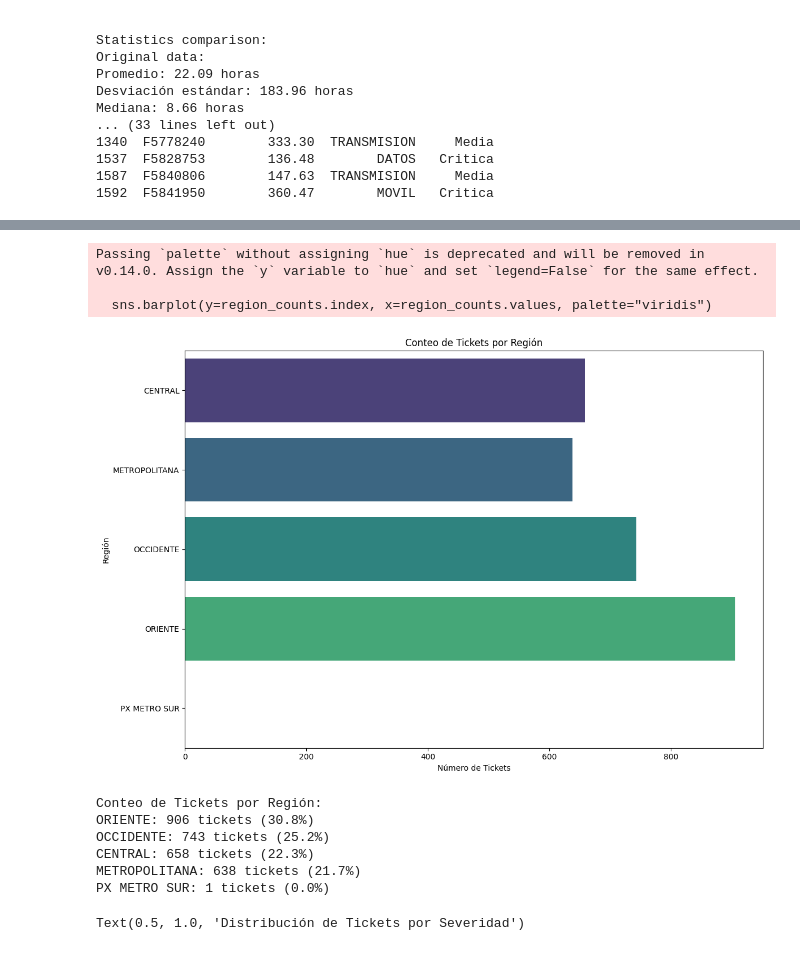
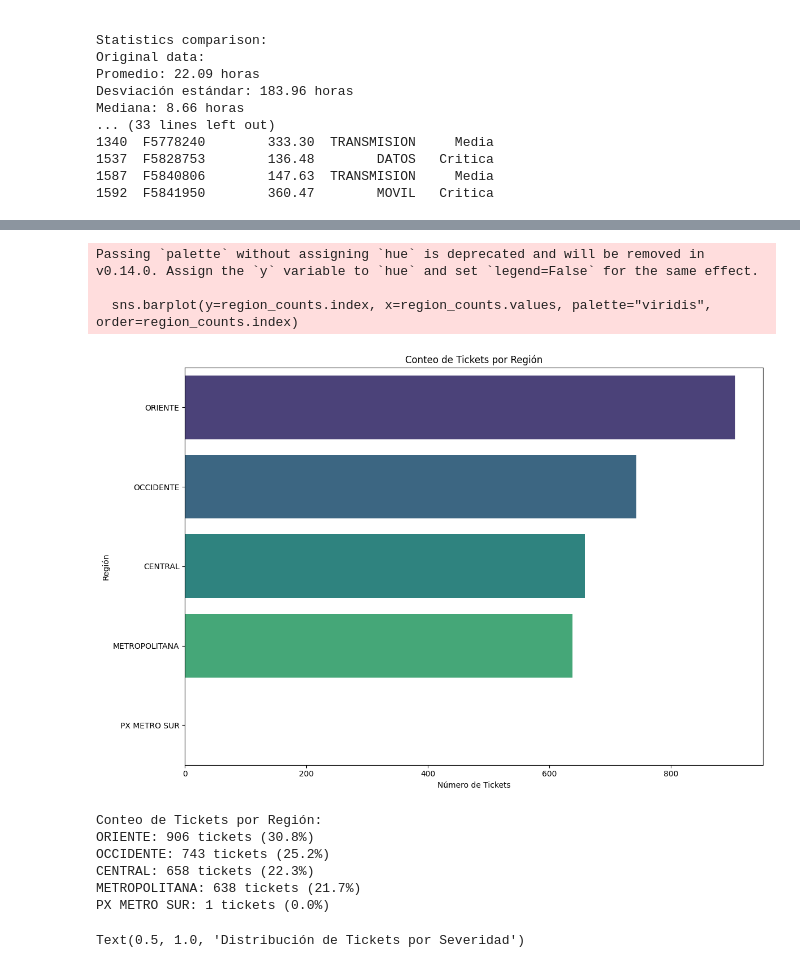
Before and after one commit to jorgecontrerasostos/claro-guatemala-data-analysis, a Jupyter notebook: scripts/eda.ipynb, the cells around one changed output, grey strips where cells are left out. Cells and saved outputs as stored; diff of their text form; code cells hidden in the pictures.

```diff
--- a/scripts/eda.ipynb
+++ b/scripts/eda.ipynb
@@ -281,22 +274,22 @@ RECLAMO MASIVO: 1 tickets (0.0%)
 # %%
 plt.figure(figsize=(12, 8))
 region_counts = df['tg_region'].value_counts()
-sns.barplot(y=region_counts.index, x=region_counts.values, palette="viridis")
+sns.barplot(y=region_counts.index, x=region_counts.values, palette="viridis", order=region_counts.index)
 plt.title('Conteo de Tickets por Región')
 plt.xlabel('Número de Tickets')
 plt.ylabel('Región')
 plt.tight_layout()
 plt.show()
 
 print("Conteo de Tickets por Región:")
 for region, count in region_counts.items():
     percentage = (count / len(df)) * 100
     print(f"{region}: {count:,} tickets ({percentage:.1f}%)")
 # %% [output]
 Passing `palette` without assigning `hue` is deprecated and will be removed in v0.14.0. Assign the `y` variable to `hue` and set `legend=False` for the same effect.
 
-  sns.barplot(y=region_counts.index, x=region_counts.values, palette="viridis")
+  sns.barplot(y=region_counts.index, x=region_counts.values, palette="viridis", order=region_counts.index)
-[figure, old version]
+[figure, new version]
 Conteo de Tickets por Región:
 ORIENTE: 906 tickets (30.8%)
 OCCIDENTE: 743 tickets (25.2%)
```
Also changed, not shown: parts of 5 cells of this notebook.
